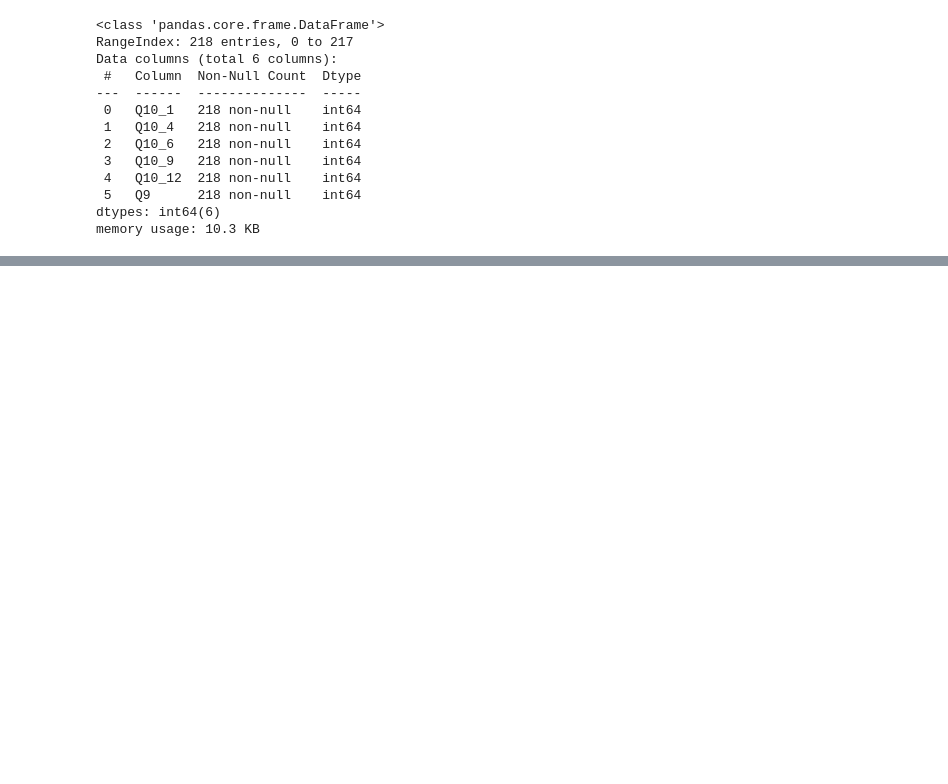
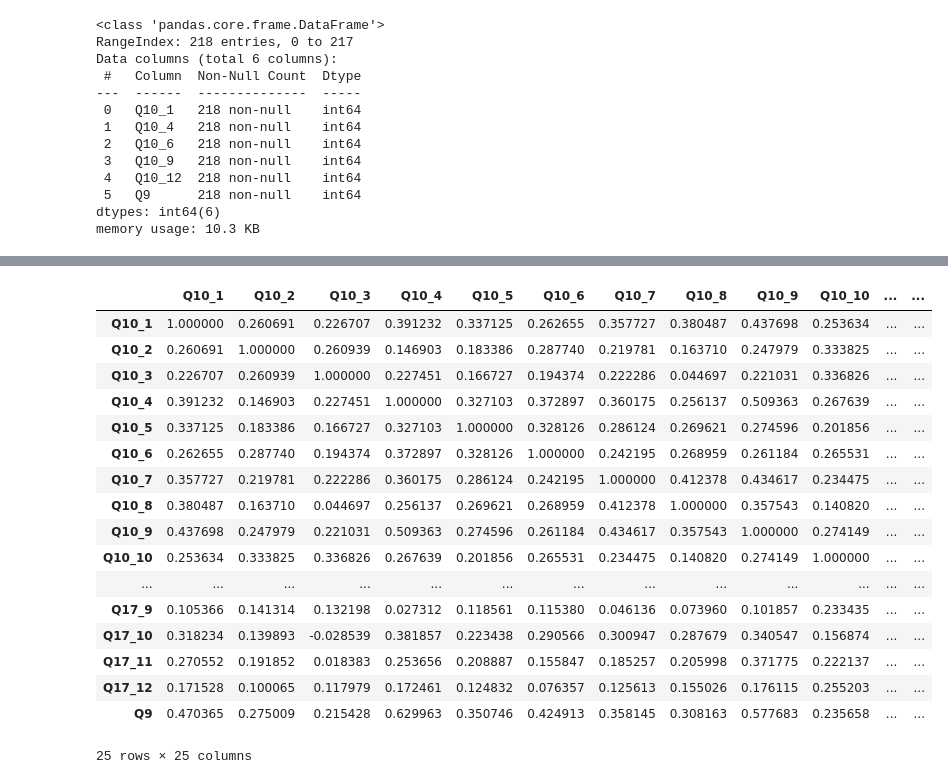
Before and after one commit to jnajera06/PiRates.Stress, a Jupyter notebook: stresslevel.ipynb, the cells around one changed output, grey strips where cells are left out. Saved outputs shown, nothing was run; the diff lists cells and outputs as text; code cells hidden in the pictures; blank space fills up the shorter version.

```diff
--- a/stresslevel.ipynb
+++ b/stresslevel.ipynb
@@ -1265,0 +1297,22 @@ plt.show()
+# %%
+corr4= dataset_4.corr()
+corr4
+# %% [output]
+|  | Q10_1 | Q10_2 | Q10_3 | Q10_4 | Q10_5 | Q10_6 | Q10_7 | Q10_8 | Q10_9 | Q10_10 | ... | ... |
+| Q10_1 | 1.000000 | 0.260691 | 0.226707 | 0.391232 | 0.337125 | 0.262655 | 0.357727 | 0.380487 | 0.437698 | 0.253634 | ... | ... |
+| Q10_2 | 0.260691 | 1.000000 | 0.260939 | 0.146903 | 0.183386 | 0.287740 | 0.219781 | 0.163710 | 0.247979 | 0.333825 | ... | ... |
+| Q10_3 | 0.226707 | 0.260939 | 1.000000 | 0.227451 | 0.166727 | 0.194374 | 0.222286 | 0.044697 | 0.221031 | 0.336826 | ... | ... |
+| Q10_4 | 0.391232 | 0.146903 | 0.227451 | 1.000000 | 0.327103 | 0.372897 | 0.360175 | 0.256137 | 0.509363 | 0.267639 | ... | ... |
+| Q10_5 | 0.337125 | 0.183386 | 0.166727 | 0.327103 | 1.000000 | 0.328126 | 0.286124 | 0.269621 | 0.274596 | 0.201856 | ... | ... |
+| Q10_6 | 0.262655 | 0.287740 | 0.194374 | 0.372897 | 0.328126 | 1.000000 | 0.242195 | 0.268959 | 0.261184 | 0.265531 | ... | ... |
+| Q10_7 | 0.357727 | 0.219781 | 0.222286 | 0.360175 | 0.286124 | 0.242195 | 1.000000 | 0.412378 | 0.434617 | 0.234475 | ... | ... |
+| Q10_8 | 0.380487 | 0.163710 | 0.044697 | 0.256137 | 0.269621 | 0.268959 | 0.412378 | 1.000000 | 0.357543 | 0.140820 | ... | ... |
+| Q10_9 | 0.437698 | 0.247979 | 0.221031 | 0.509363 | 0.274596 | 0.261184 | 0.434617 | 0.357543 | 1.000000 | 0.274149 | ... | ... |
+| Q10_10 | 0.253634 | 0.333825 | 0.336826 | 0.267639 | 0.201856 | 0.265531 | 0.234475 | 0.140820 | 0.274149 | 1.000000 | ... | ... |
+| ... | ... | ... | ... | ... | ... | ... | ... | ... | ... | ... | ... | ... |
+| Q17_9 | 0.105366 | 0.141314 | 0.132198 | 0.027312 | 0.118561 | 0.115380 | 0.046136 | 0.073960 | 0.101857 | 0.233435 | ... | ... |
+| Q17_10 | 0.318234 | 0.139893 | -0.028539 | 0.381857 | 0.223438 | 0.290566 | 0.300947 | 0.287679 | 0.340547 | 0.156874 | ... | ... |
+| Q17_11 | 0.270552 | 0.191852 | 0.018383 | 0.253656 | 0.208887 | 0.155847 | 0.185257 | 0.205998 | 0.371775 | 0.222137 | ... | ... |
+| Q17_12 | 0.171528 | 0.100065 | 0.117979 | 0.172461 | 0.124832 | 0.076357 | 0.125613 | 0.155026 | 0.176115 | 0.255203 | ... | ... |
+| Q9 | 0.470365 | 0.275009 | 0.215428 | 0.629963 | 0.350746 | 0.424913 | 0.358145 | 0.308163 | 0.577683 | 0.235658 | ... | ... |
+25 rows × 25 columns
```
Also changed, not shown: parts of 21 cells of this notebook.
